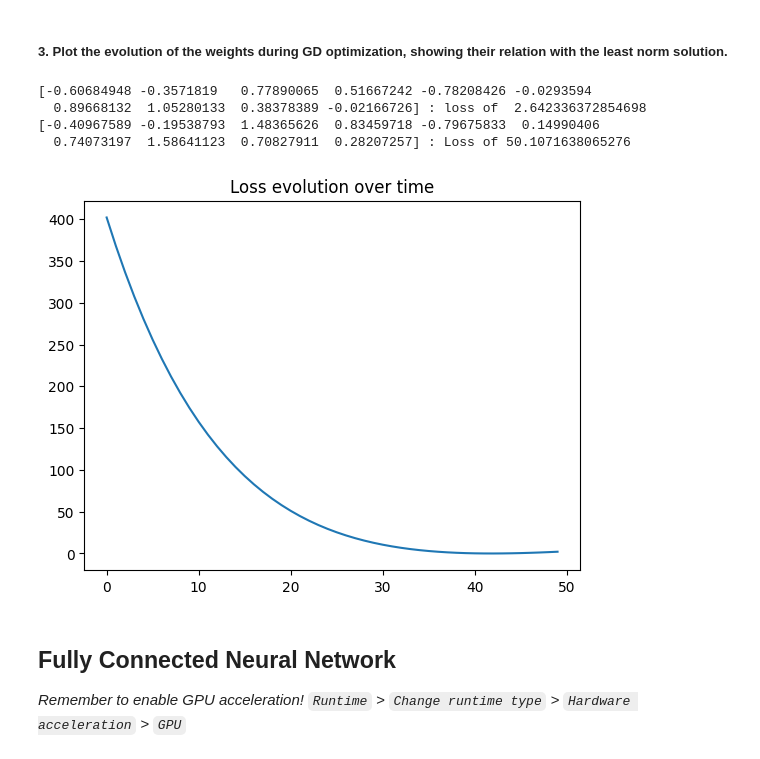
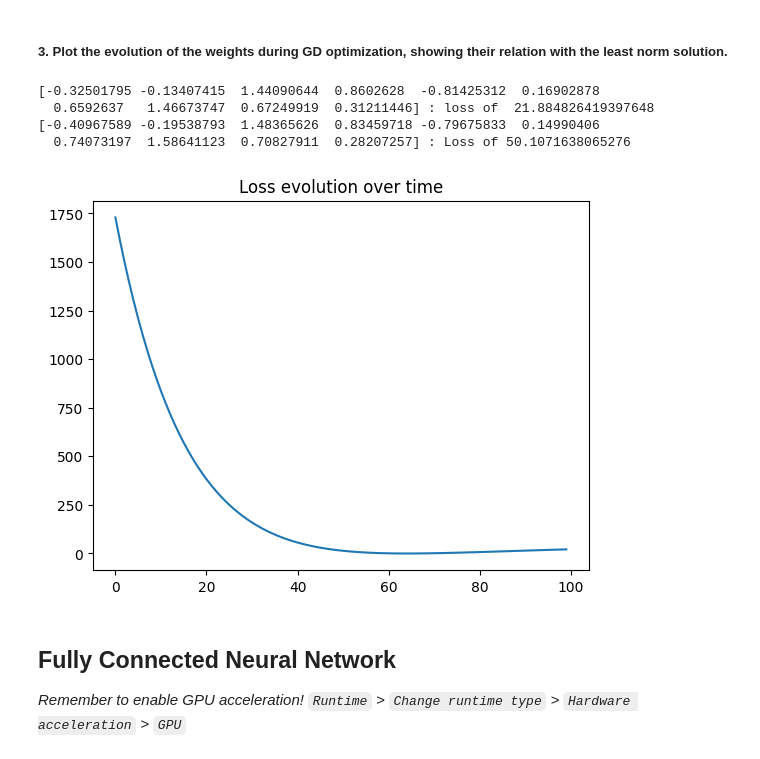
Before and after one commit to frekkoz3/Intro_to_ML_24-25, a Jupyter notebook: notebooks/Lab-12.Implicit_regularization.ipynb, the cells around one changed output. Cells and saved outputs as stored; diff of their text form; code cells hidden in the pictures.

```diff
--- a/notebooks/Lab-12.Implicit_regularization.ipynb
+++ b/notebooks/Lab-12.Implicit_regularization.ipynb
@@ -122,7 +122,7 @@ print(sum(y-X@weights))
 def OLSGradient(X, y, w):
     T = np.dot(X, w)
     R = y - T
-    return 1/X.shape[0]*np.dot(-X.T, R)
+    return (1/X.shape[0])*np.dot(-X.T, R)
 
 # gradient descent for linear regression with learning rate gamma
 def GD(X, y, Iter, gamma):
@@ -136,22 +136,22 @@ def GD(X, y, Iter, gamma):
 # %% [markdown]
 ##### 3. Plot the evolution of the weights during GD optimization, showing their relation with the least norm solution.
 # %%
-Iter = 50
+Iter = 100
 w_gd, history = GD(X, y, Iter, 0.001)
 w = least_norm_reg(X, y, 1)
 print(f"{w_gd} : loss of  {Loss(X, y, w_gd)}")
 print(f"{w} : Loss of {Loss(X, y, w)}")
 
 loss_history = [Loss(X, y, h) for h in history]
 plt.plot([i for i in range (Iter)], loss_history)
 plt.title("Loss evolution over time")
 plt.show()
 # %% [output]
-[-0.60684948 -0.3571819   0.77890065  0.51667242 -0.78208426 -0.0293594
-  0.89668132  1.05280133  0.38378389 -0.02166726] : loss of  2.642336372854698
+[-0.32501795 -0.13407415  1.44090644  0.8602628  -0.81425312  0.16902878
+  0.6592637   1.46673747  0.67249919  0.31211446] : loss of  21.884826419397648
 [-0.40967589 -0.19538793  1.48365626  0.83459718 -0.79675833  0.14990406
   0.74073197  1.58641123  0.70827911  0.28207257] : Loss of 50.1071638065276
-[figure, old version]
+[figure, new version]
 # %% [markdown]
 ## Fully Connected Neural Network
 
```
Also changed, not shown: parts of 1 cell of this notebook, 2 other files.
